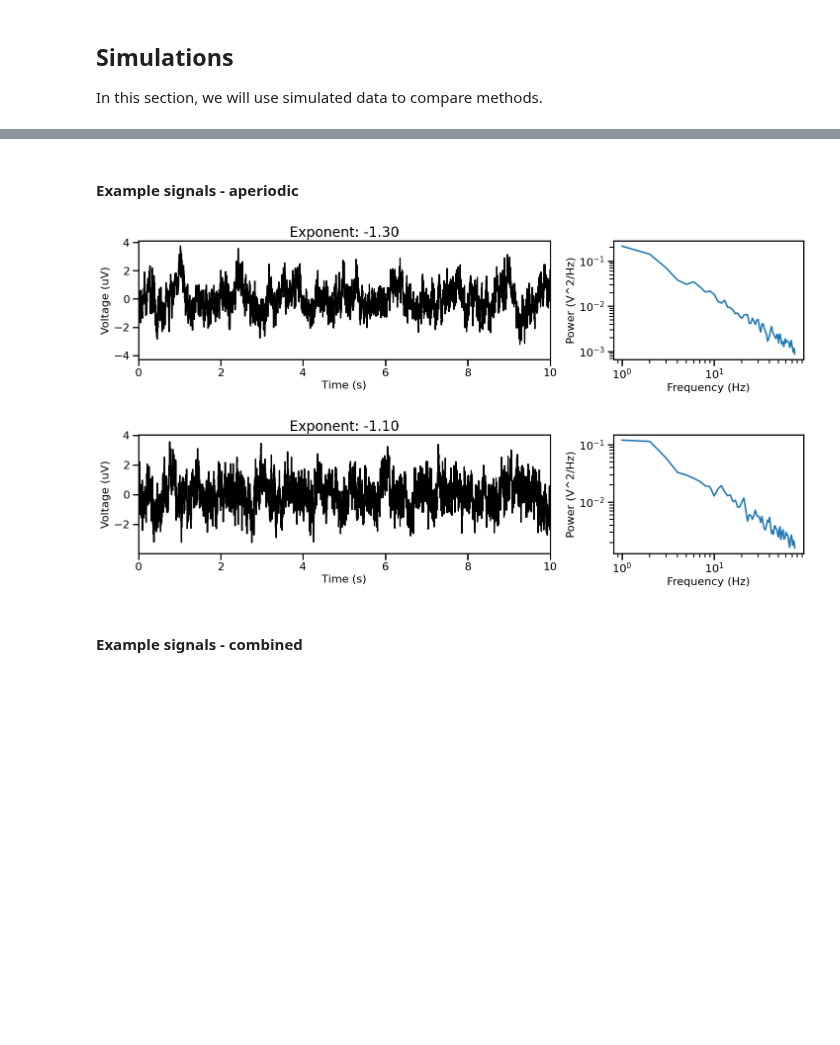
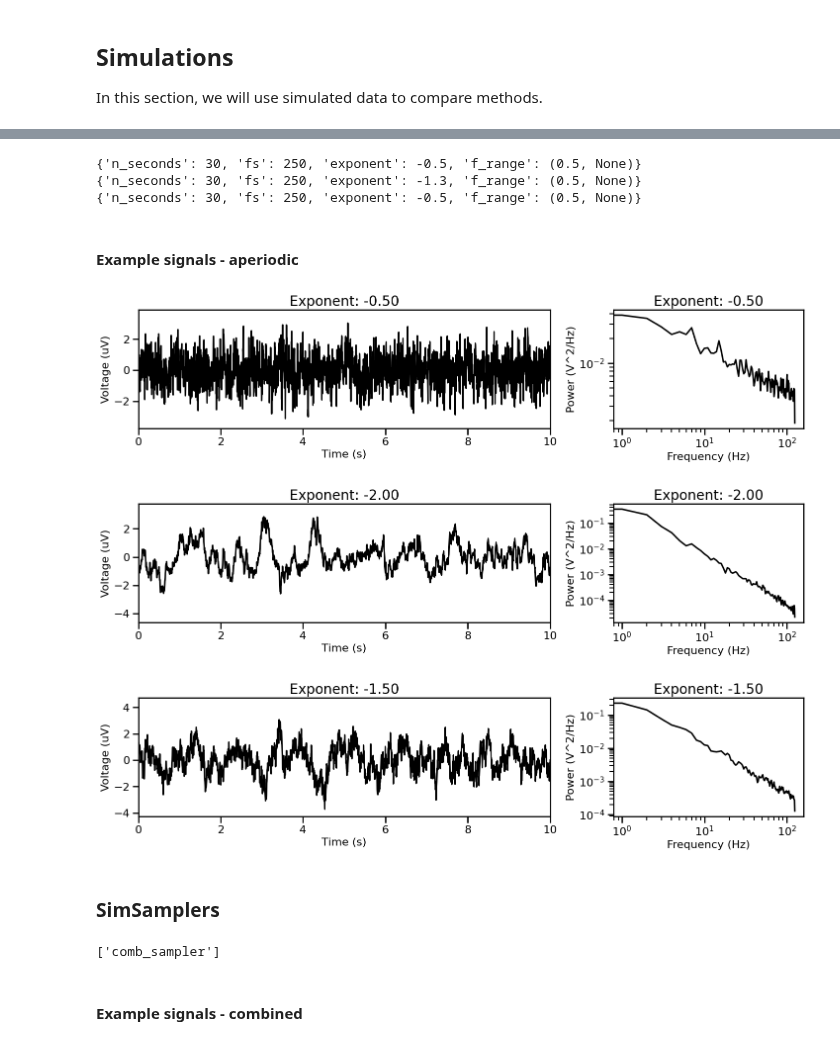
Before and after one commit to AperiodicMethods/AperiodicMethods, a Jupyter notebook: notebooks/14-SimulationComparisons.ipynb, the cells around one changed output, grey strips where cells are left out. Drawn from its saved outputs; the diff is of its cells as text; code cells hidden in the pictures; blank space fills up the shorter version.

```diff
--- a/notebooks/14-SimulationComparisons.ipynb
+++ b/notebooks/14-SimulationComparisons.ipynb
@@ -60,4 +61,4 @@ times = create_times(N_SECONDS, FS)
 # %%
 # Define general settings for creating simulations
-N_SIMS = 2
-RETURN_SIM_PARAMS = True
+N_SIMS = 3
+RETURN_PARAMS = True
@@ -64,19 +67,37 @@ RETURN_SIM_PARAMS = True
 # %%
 # Define ranges to sample parameters from
-samplers_ap = {'update_exp' : sampler(np.arange(-2.5, 0, 0.1))}
-samplers_comb = {'update_comb_exp' : sampler(np.arange(-2.5, 0.1, 0.1)),
-                 'update_pow' : sampler(np.arange(0, 1.1, 0.1), probs = [0.30] + ([0.07] * 10)),
-                 'update_freq' : sampler(np.arange(5, 36, 1))}
+samplers_ap = {
+    create_updater('exponent') : create_sampler(np.round(np.arange(-2.5, 0.1, 0.1), 1)),
+}
+# %%
+# Define a parameter sampler
+sampler = param_sampler(SIM_SAMPLERS.params['ap'], samplers_ap, N_SIMS)
+# %%
+# Check example sampled parameters
+for params in sampler:
+    print(params)
+# %% [output]
+{'n_seconds': 30, 'fs': 250, 'exponent': -0.5, 'f_range': (0.5, None)}
+{'n_seconds': 30, 'fs': 250, 'exponent': -1.3, 'f_range': (0.5, None)}
+{'n_seconds': 30, 'fs': 250, 'exponent': -0.5, 'f_range': (0.5, None)}
 # %% [markdown]
 #### Example signals - aperiodic
 # %%
 # Initialize signal generator for aperiodic signals
-sig_gen_ap = sig_yielder_update(sim_powerlaw, SIM_PARAMS_AP, samplers_ap, N_SIMS, RETURN_SIM_PARAMS)
+sig_gen_ap = sig_sampler(sim_powerlaw, sampler, RETURN_PARAMS)
 # %%
 # Plot example generated signals
 for cur_sig_ap, cur_params_ap in sig_gen_ap:
-    plot_timeseries_and_psd(times, cur_sig_ap, FS, xlim=[0, 10],
-                            title=str('Exponent: {:1.2f}'.format(cur_params_ap['exponent'])))
+    plot_timeseries_and_spectra(cur_sig_ap, SIM_SAMPLERS.fs, ts_range=[0, 10],
+                                title=str('Exponent: {:1.2f}'.format(cur_params_ap['exponent'])))
 # %% [output]
-[figure, old version]
+[figure, new version]
-[figure, old version]
+[figure, new version]
+[figure, added]
+# %% [markdown]
+### SimSamplers
+# %%
+# Check pre-defined samplers available in imported object
+SIM_SAMPLERS.labels
+# %% [output]
+['comb_sampler']
```
Also changed, not shown: parts of 22 cells of this notebook, 4 other files.
